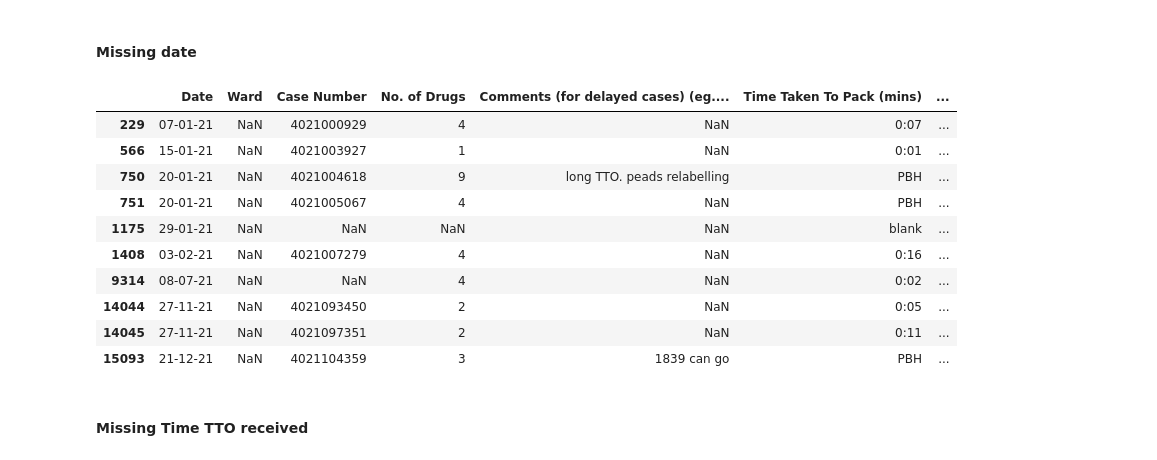
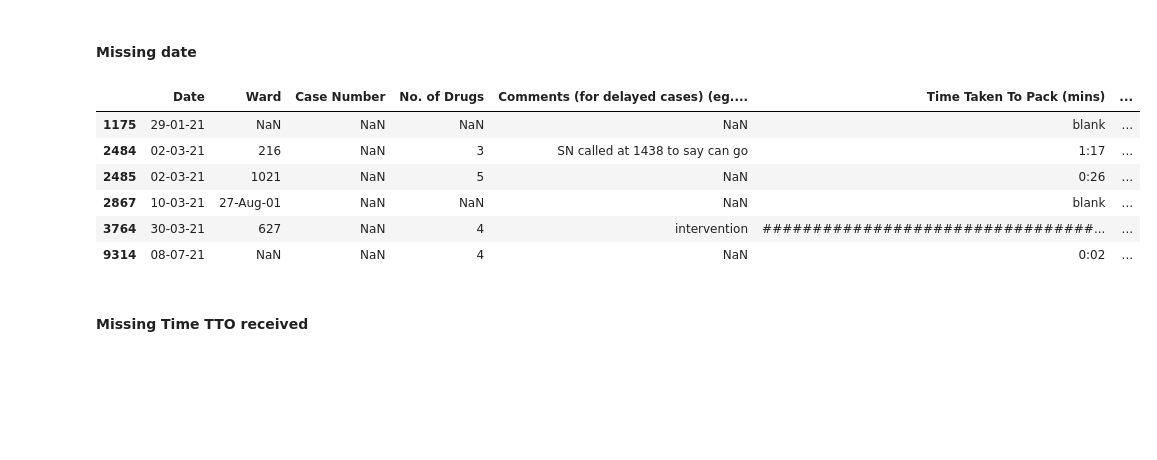
Before and after one commit to RoystonCXW/IS447---Smart-Healthcare, a Jupyter notebook: IS447/System/Data/Pharmacy Dept/Data Cleaning/MNH_Cleaning.ipynb, the cells around one changed output. Drawn from its saved outputs; the diff is of its cells as text; code cells hidden in the pictures; blank space fills up the shorter version.

Commit message:
Update cleaning - replace case #

```diff
--- a/IS447/System/Data/Pharmacy Dept/Data Cleaning/MNH_Cleaning.ipynb
+++ b/IS447/System/Data/Pharmacy Dept/Data Cleaning/MNH_Cleaning.ipynb
@@ -105,20 +105,16 @@ dtype: int64
 # %% [markdown]
 #### Missing date
 # %%
-missing_date = df[df['Ward'].isnull()]
+missing_date = df[df['Case Number'].isnull()]
 missing_date
 # %% [output]
 |  | Date | Ward | Case Number | No. of Drugs | Comments (for delayed cases) (eg.... | Time Taken To Pack (mins) | ... |
-| 229 | 07-01-21 | NaN | 4021000929 | 4 | NaN | 0:07 | ... |
-| 566 | 15-01-21 | NaN | 4021003927 | 1 | NaN | 0:01 | ... |
-| 750 | 20-01-21 | NaN | 4021004618 | 9 | long TTO. peads relabelling | PBH | ... |
-| 751 | 20-01-21 | NaN | 4021005067 | 4 | NaN | PBH | ... |
 | 1175 | 29-01-21 | NaN | NaN | NaN | NaN | blank | ... |
-| 1408 | 03-02-21 | NaN | 4021007279 | 4 | NaN | 0:16 | ... |
+| 2484 | 02-03-21 | 216 | NaN | 3 | SN called at 1438 to say can go | 1:17 | ... |
+| 2485 | 02-03-21 | 1021 | NaN | 5 | NaN | 0:26 | ... |
+| 2867 | 10-03-21 | 27-Aug-01 | NaN | NaN | NaN | blank | ... |
+| 3764 | 30-03-21 | 627 | NaN | 4 | intervention | #################################... | ... |
 | 9314 | 08-07-21 | NaN | NaN | 4 | NaN | 0:02 | ... |
-| 14044 | 27-11-21 | NaN | 4021093450 | 2 | NaN | 0:05 | ... |
-| 14045 | 27-11-21 | NaN | 4021097351 | 2 | NaN | 0:11 | ... |
-| 15093 | 21-12-21 | NaN | 4021104359 | 3 | 1839 can go | PBH | ... |
 # %%
 # fill up with 15-07-21 based on the given data CSV
 df[['Date']] = df[['Date']].fillna('15-07-21')
```
Also changed, not shown: parts of 6 cells of this notebook, 3 other files.
